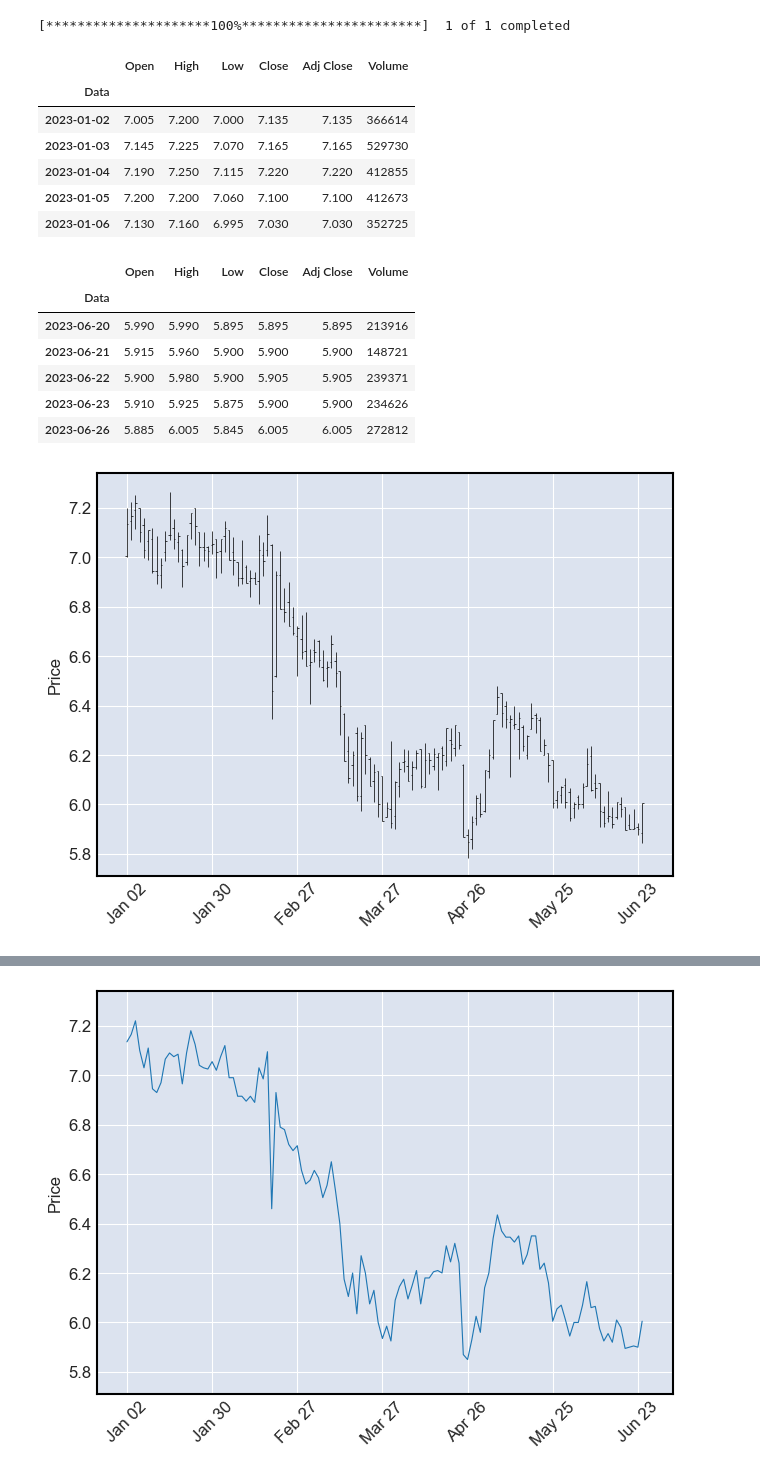
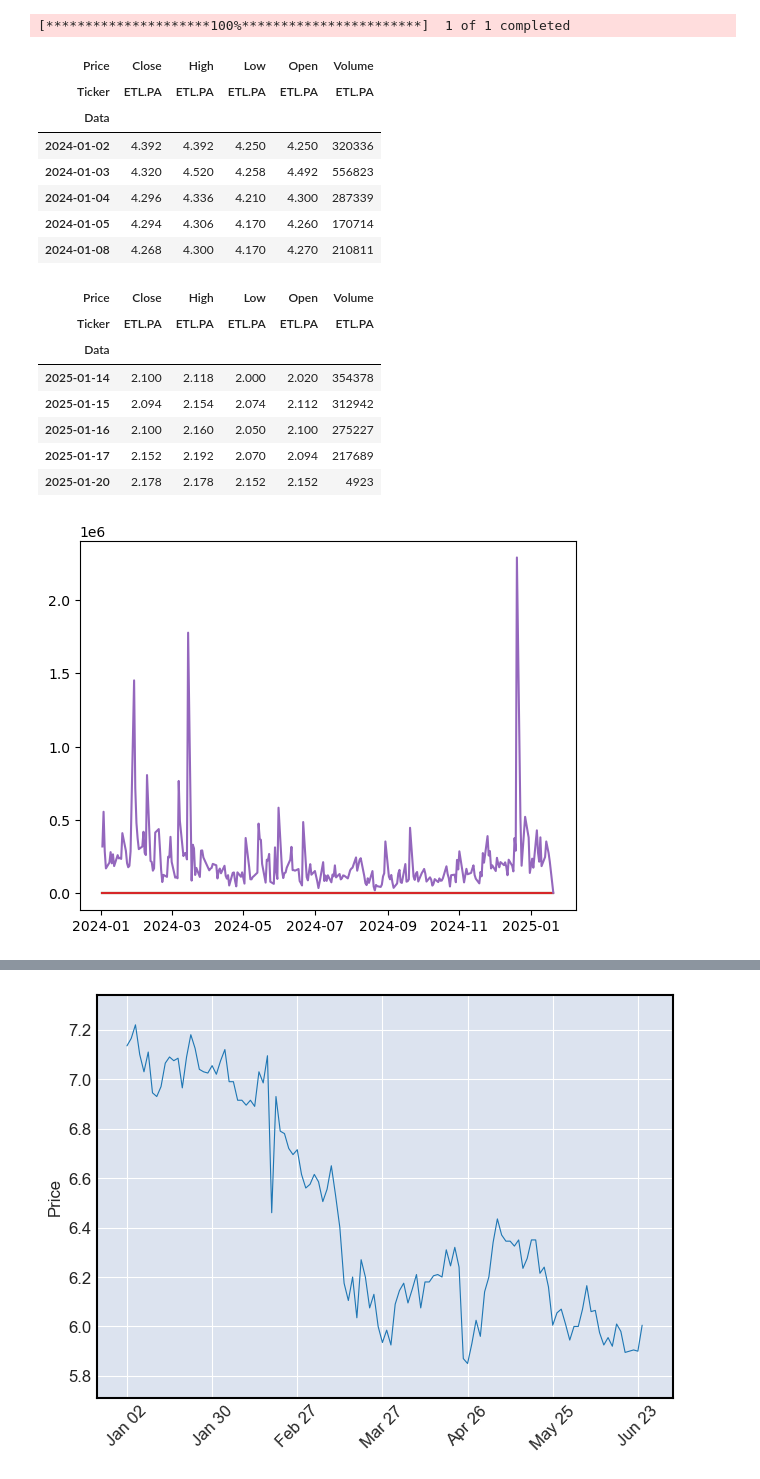
Before and after one commit to mhcrnl/jupyter-stock-analysis, a Jupyter notebook: 26062023etlpa.ipynb, the cells around one changed output, grey strips where cells are left out. Saved outputs shown, nothing was run; the diff lists cells and outputs as text; code cells hidden in the pictures.

```diff
--- a/26062023etlpa.ipynb
+++ b/26062023etlpa.ipynb
@@ -13,9 +14,9 @@ yf.pdr_override()
 # %%
-start_date = datetime.datetime(2023,1,1)
+start_date = datetime.datetime(2024,1,1)
 end_date = datetime.datetime.today()
 # %%
 # download dataframe
-data = web.get_data_yahoo("ETL.PA", start_date, end_date)
+data = yf.download("ETL.PA", start_date, end_date)
 # %% [output]
 [*********************100%***********************]  1 of 1 completed
 # %%
@@ -24,26 +25,29 @@ data.shape
 #data.tail(5)
 data.head(5)
 # %% [output]
-|  | Open | High | Low | Close | Adj Close | Volume |
-| Data |  |  |  |  |  |  |
-| 2023-01-02 | 7.005 | 7.200 | 7.000 | 7.135 | 7.135 | 366614 |
-| 2023-01-03 | 7.145 | 7.225 | 7.070 | 7.165 | 7.165 | 529730 |
-| 2023-01-04 | 7.190 | 7.250 | 7.115 | 7.220 | 7.220 | 412855 |
-| 2023-01-05 | 7.200 | 7.200 | 7.060 | 7.100 | 7.100 | 412673 |
-| 2023-01-06 | 7.130 | 7.160 | 6.995 | 7.030 | 7.030 | 352725 |
+| Price | Close | High | Low | Open | Volume |
+| Ticker | ETL.PA | ETL.PA | ETL.PA | ETL.PA | ETL.PA |
+| Data |  |  |  |  |  |
+| 2024-01-02 | 4.392 | 4.392 | 4.250 | 4.250 | 320336 |
+| 2024-01-03 | 4.320 | 4.520 | 4.258 | 4.492 | 556823 |
+| 2024-01-04 | 4.296 | 4.336 | 4.210 | 4.300 | 287339 |
+| 2024-01-05 | 4.294 | 4.306 | 4.170 | 4.260 | 170714 |
+| 2024-01-08 | 4.268 | 4.300 | 4.170 | 4.270 | 210811 |
 # %%
 data.tail(5)
 # %% [output]
-|  | Open | High | Low | Close | Adj Close | Volume |
-| Data |  |  |  |  |  |  |
-| 2023-06-20 | 5.990 | 5.990 | 5.895 | 5.895 | 5.895 | 213916 |
-| 2023-06-21 | 5.915 | 5.960 | 5.900 | 5.900 | 5.900 | 148721 |
-| 2023-06-22 | 5.900 | 5.980 | 5.900 | 5.905 | 5.905 | 239371 |
-| 2023-06-23 | 5.910 | 5.925 | 5.875 | 5.900 | 5.900 | 234626 |
-| 2023-06-26 | 5.885 | 6.005 | 5.845 | 6.005 | 6.005 | 272812 |
+| Price | Close | High | Low | Open | Volume |
+| Ticker | ETL.PA | ETL.PA | ETL.PA | ETL.PA | ETL.PA |
+| Data |  |  |  |  |  |
+| 2025-01-14 | 2.100 | 2.118 | 2.000 | 2.020 | 354378 |
+| 2025-01-15 | 2.094 | 2.154 | 2.074 | 2.112 | 312942 |
+| 2025-01-16 | 2.100 | 2.160 | 2.050 | 2.100 | 275227 |
+| 2025-01-17 | 2.152 | 2.192 | 2.070 | 2.094 | 217689 |
+| 2025-01-20 | 2.178 | 2.178 | 2.152 | 2.152 | 4923 |
 # %%
-mpl.plot(data)
+plt.plot(data)
+plt.show()
 # %% [output]
-[figure, old version]
+[figure, new version]
 # %%
 mpl.plot(data, type="candle")
```
Also changed, not shown: parts of 2 cells of this notebook, 3 other files.
